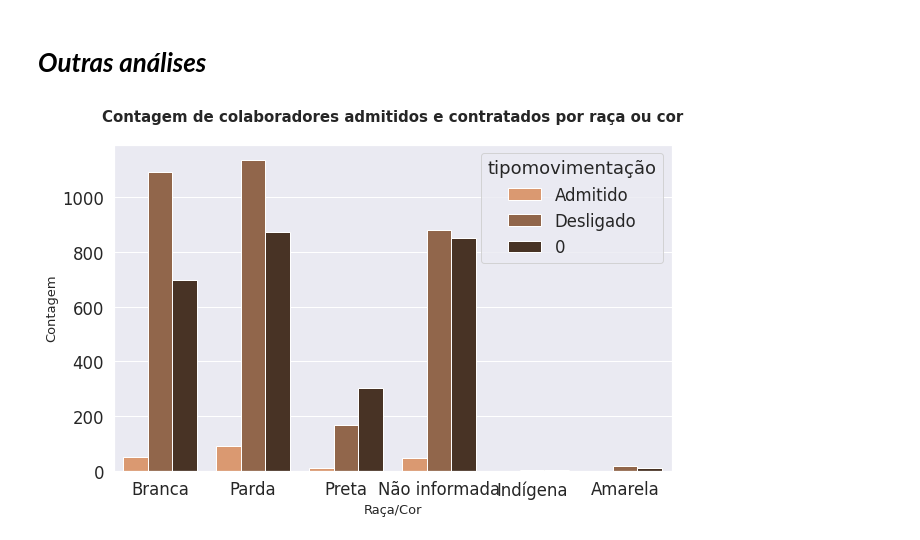
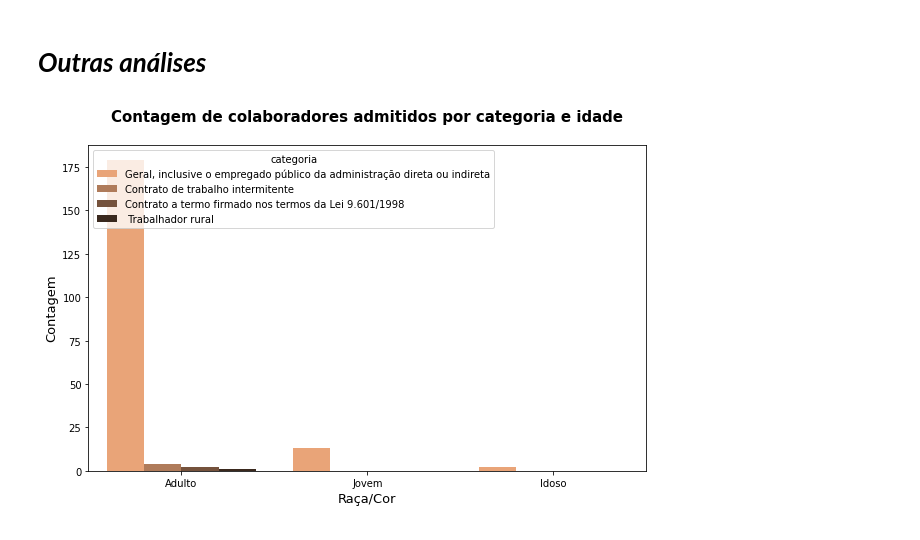
Before and after one commit to allineBrito/CAGED, a Jupyter notebook: caged outubro.ipynb, the cells around one changed output. Drawn from its saved outputs; the diff is of its cells as text; code cells hidden in the pictures.

```diff
--- a/caged outubro.ipynb
+++ b/caged outubro.ipynb
@@ -390,13 +410,13 @@ def plot(get_chart, xlabel=None, ylabel=None, title=None , figsize=(10,6), xtick
     plt.show()
 # %%
 plot(
-    get_chart = lambda: sns.countplot(x='raçacor', hue='tipomovimentação',data = df, palette='copper_r'),
-    title = "Contagem de colaboradores admitidos e contratados por raça ou cor",
+    get_chart = lambda: sns.countplot(x='idade', hue='categoria',data = admitidos, palette='copper_r'),
+    title = "Contagem de colaboradores admitidos por categoria e idade",
     xlabel = "Raça/Cor",
     ylabel = "Contagem",
      )
 # %% [output]
-[figure, old version]
+[figure, new version]
 # %%
 def get_chart():
     ax = sns.countplot(x='idade',hue='tipomovimentação',data = df, palette='inferno')
```
Also changed, not shown: parts of 6 cells of this notebook.
